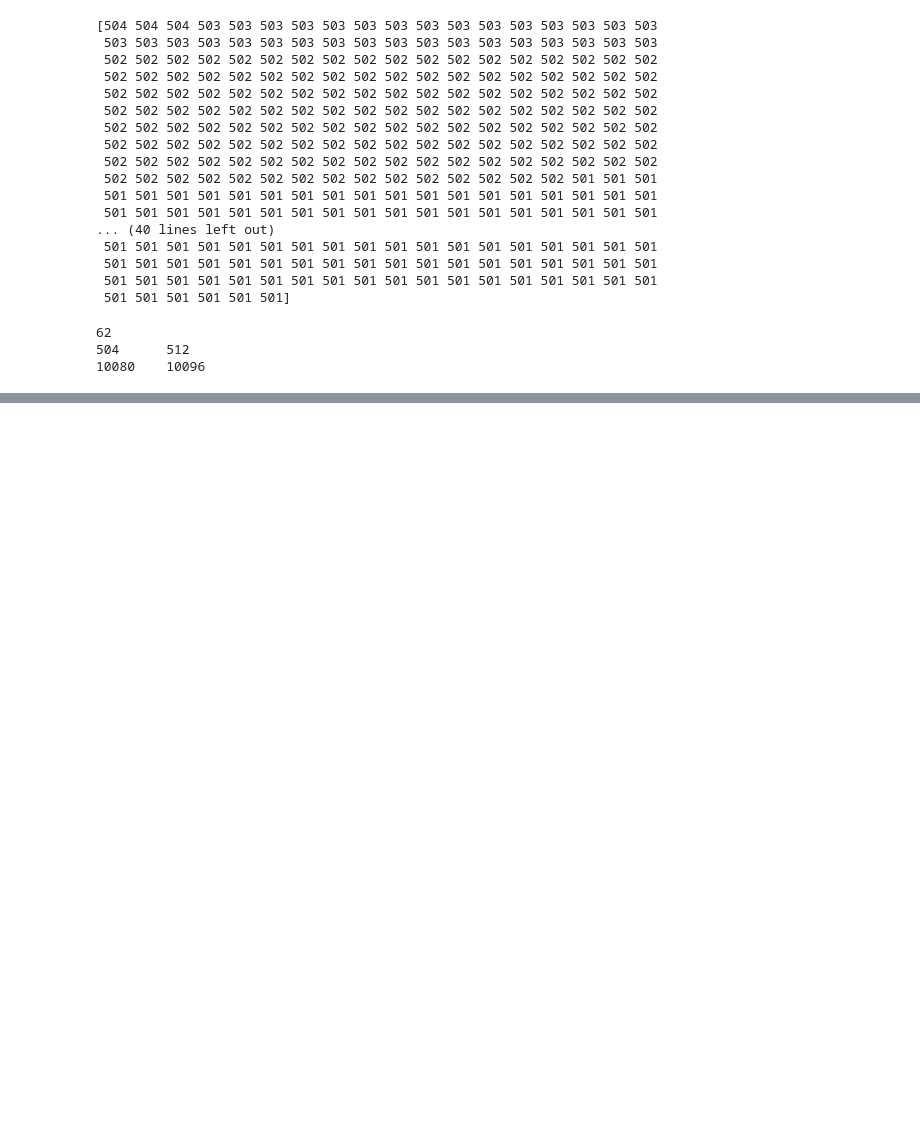
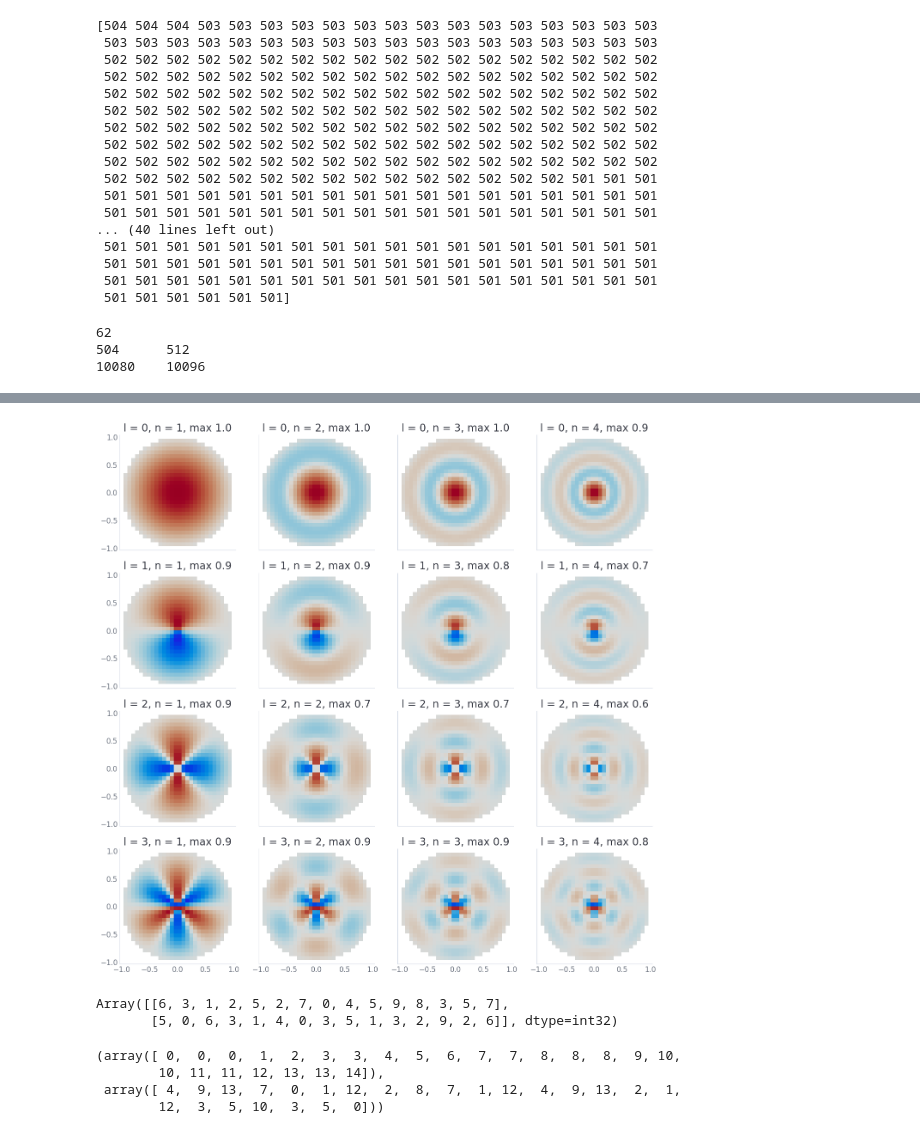
Before and after one commit to nicholas-miklaucic/facet, a Jupyter notebook: notebooks/graph_processing.ipynb, the cells around one changed output, grey strips where cells are left out. Saved outputs shown, nothing was run; the diff lists cells and outputs as text; code cells hidden in the pictures; blank space fills up the shorter version.

```diff
--- a/notebooks/graph_processing.ipynb
+++ b/notebooks/graph_processing.ipynb
@@ -216,0 +262,47 @@ np.array([0]).dtype.kind
+# %%
+from scipy.interpolate import CloughTocher2DInterpolator as Interpolator
+c = 1
+
+da = jnp.mgrid[0.02:c:20j, 0:2*jnp.pi:40j]
+
+fig, axs = plt.subplots(4, 4, figsize=(16, 16), sharex=True, sharey=True)
+
+env = Bessel1DBasis(6, cutoff=c)
+env.setup()
+
+for row, l in enumerate(range(4)):
+    for col, n in enumerate(range(1, 5)):
+
+
+        dd, aa = da.reshape(2, -1)
+        xx = dd * jnp.sin(aa)
+        yy = dd * jnp.cos(aa)
+
+        z_ln = jn_zeros(l, n)[-1]
+
+        zz = env(dd)[:, n - 1] / env(dd * 0)[:, n - 1] * jnp.cos(aa * l)
+
+        interp = Interpolator(list(zip(xx, yy)), zz)
+
+        grid_xx, grid_yy = np.mgrid[-1:1:30j, -1:1:30j]
+        grid_zz = interp(grid_xx, grid_yy)
+
+        abs_max = np.nanmax(np.abs(grid_zz))
+
+        axs[row][col].pcolormesh(grid_xx, grid_yy, grid_zz, shading='auto', cmap='rho_diverging', vmin=-1, vmax=1)
+        axs[row][col].set_title(f'l = {l}, n = {n}, max {abs_max:.1f}')
+# %% [output]
+[figure, added]
+# %%
+edge_ij = jnp.vstack((np.random.randint(0, 10, 15), np.random.randint(0, 10, 15)))
+edge_ij
+# %% [output]
+Array([[6, 3, 1, 2, 5, 2, 7, 0, 4, 5, 9, 8, 3, 5, 7],
+       [5, 0, 6, 3, 1, 4, 0, 3, 5, 1, 3, 2, 9, 2, 6]], dtype=int32)
+# %%
+np.where(edge_ij[1][:, None] == edge_ij[0][None, :])
+# %% [output]
+(array([ 0,  0,  0,  1,  2,  3,  3,  4,  5,  6,  7,  7,  8,  8,  8,  9, 10,
+        10, 11, 11, 12, 13, 13, 14]),
+ array([ 4,  9, 13,  7,  0,  1, 12,  2,  8,  7,  1, 12,  4,  9, 13,  2,  1,
+        12,  3,  5, 10,  3,  5,  0]))
```
Also changed, not shown: parts of 3 cells of this notebook, 9 other files.
